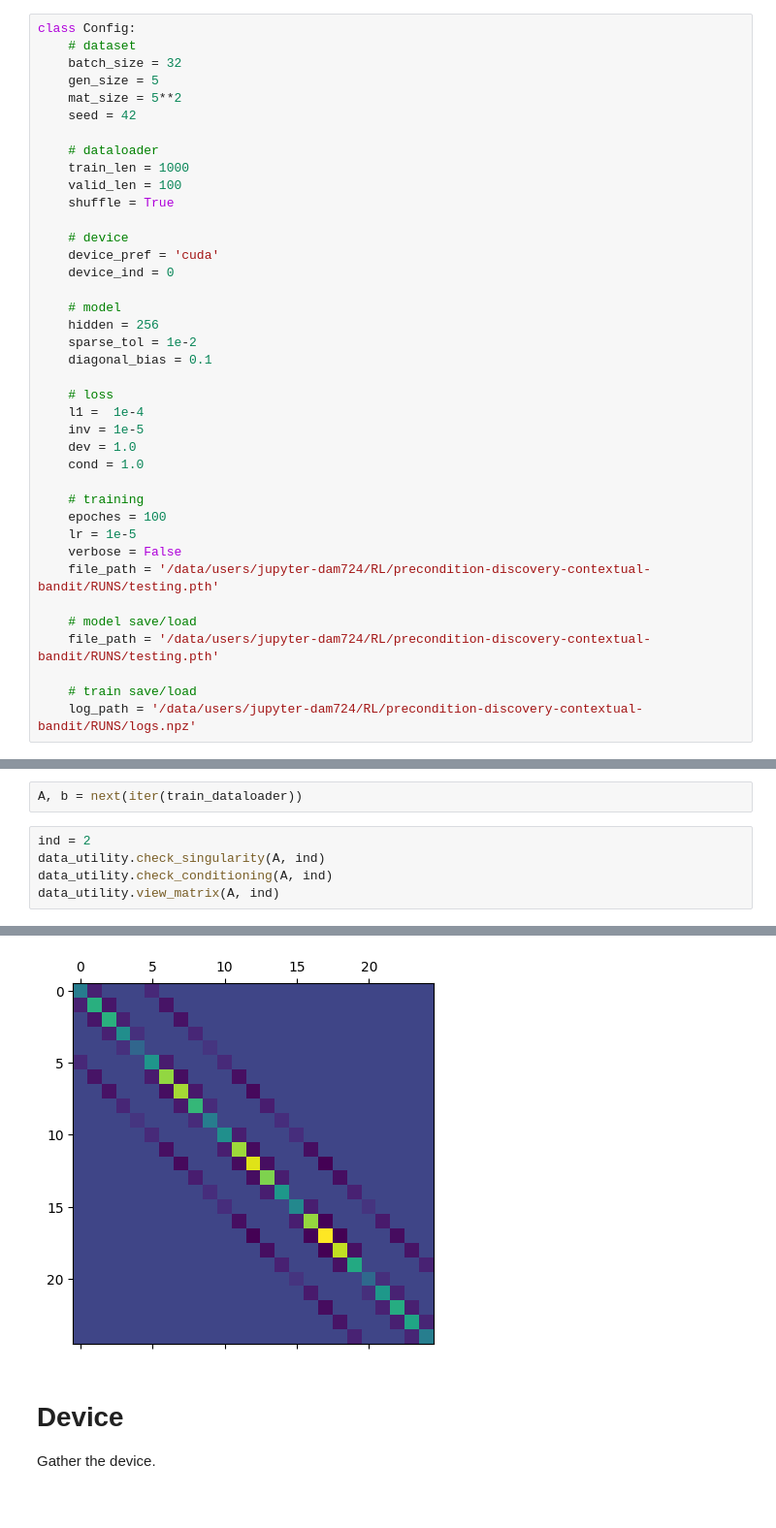
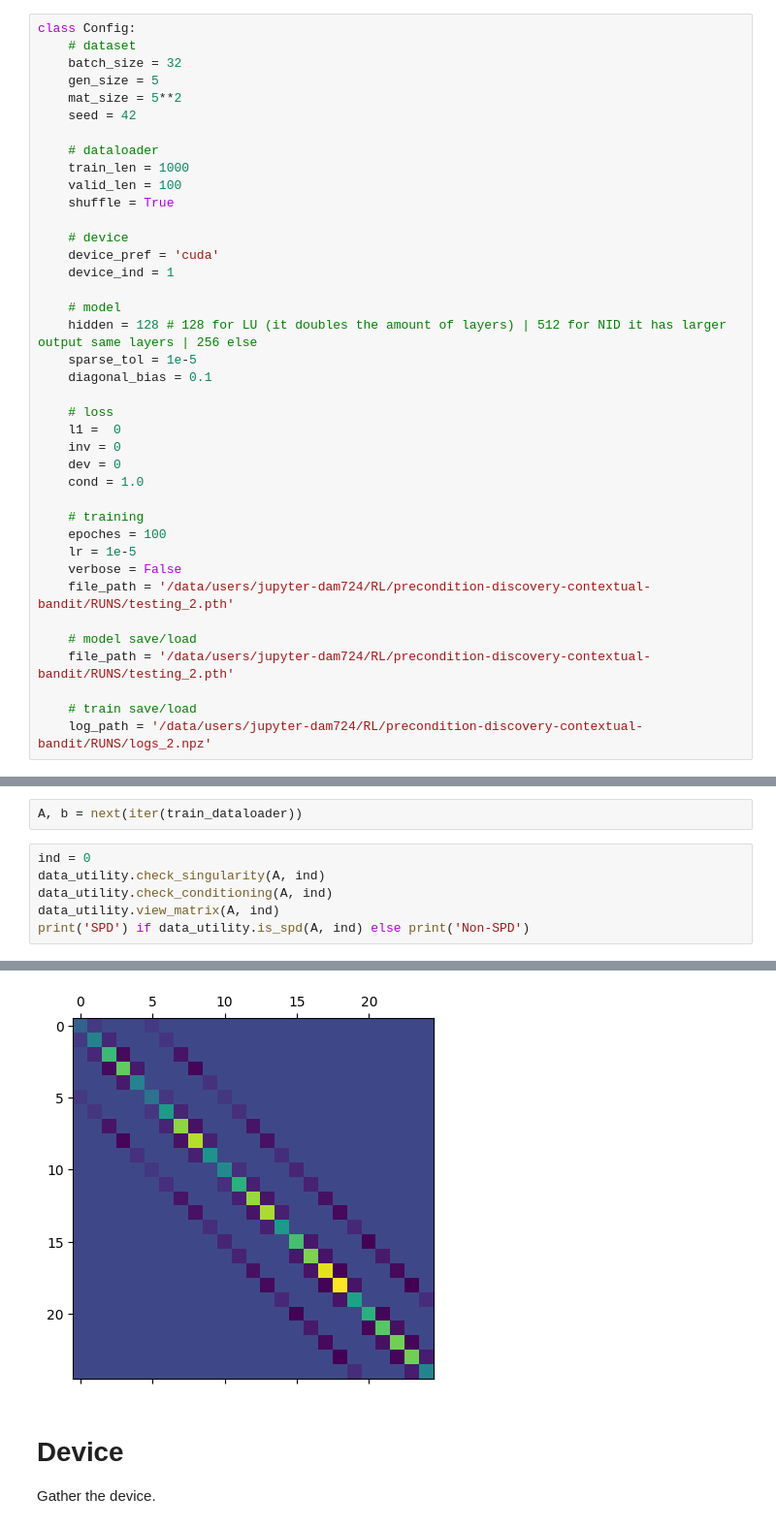
Before and after one commit to djm3622/precondition-discovery-contextual-bandit, a Jupyter notebook: script_testing.ipynb, the cells around one changed output, grey strips where cells are left out. Shown: that part at 97% size. Cells and saved outputs as stored; diff of their text form.

```diff
--- a/script_testing.ipynb
+++ b/script_testing.ipynb
@@ -28,30 +28,30 @@ class Config:
 
     # device
     device_pref = 'cuda'
-    device_ind = 0
+    device_ind = 1
 
     # model
-    hidden = 256
-    sparse_tol = 1e-2
+    hidden = 128 # 128 for LU (it doubles the amount of layers) | 512 for NID it has larger output same layers | 256 else
+    sparse_tol = 1e-5
     diagonal_bias = 0.1
 
     # loss
-    l1 =  1e-4
-    inv = 1e-5
-    dev = 1.0
+    l1 =  0
+    inv = 0
+    dev = 0
     cond = 1.0
 
     # training
     epoches = 100
     lr = 1e-5
     verbose = False
-    file_path = '/data/users/jupyter-dam724/RL/precondition-discovery-contextual-bandit/RUNS/testing.pth'
+    file_path = '/data/users/jupyter-dam724/RL/precondition-discovery-contextual-bandit/RUNS/testing_2.pth'
 
     # model save/load
-    file_path = '/data/users/jupyter-dam724/RL/precondition-discovery-contextual-bandit/RUNS/testing.pth'
+    file_path = '/data/users/jupyter-dam724/RL/precondition-discovery-contextual-bandit/RUNS/testing_2.pth'
 
     # train save/load
-    log_path = '/data/users/jupyter-dam724/RL/precondition-discovery-contextual-bandit/RUNS/logs.npz'
+    log_path = '/data/users/jupyter-dam724/RL/precondition-discovery-contextual-bandit/RUNS/logs_2.npz'
 # %% [markdown]
 # Dataset/Dataloader
 
@@ -93,8 +93,9 @@ valid_dataloader = dataset.get_dataloader(**valid_dataloader_params)
 # %%
 A, b = next(iter(train_dataloader))
 # %%
-ind = 2
+ind = 0
 data_utility.check_singularity(A, ind)
 data_utility.check_conditioning(A, ind)
 data_utility.view_matrix(A, ind)
+print('SPD') if data_utility.is_spd(A, ind) else print('Non-SPD')
 # %% [output]
@@ -104,4 +106,4 @@ Condition: 7390.01220703125
-[figure, old version]
+[figure, new version]
 # %% [markdown]
 # Device
 
```
Also changed, not shown: parts of 15 cells of this notebook, 17 other files.
